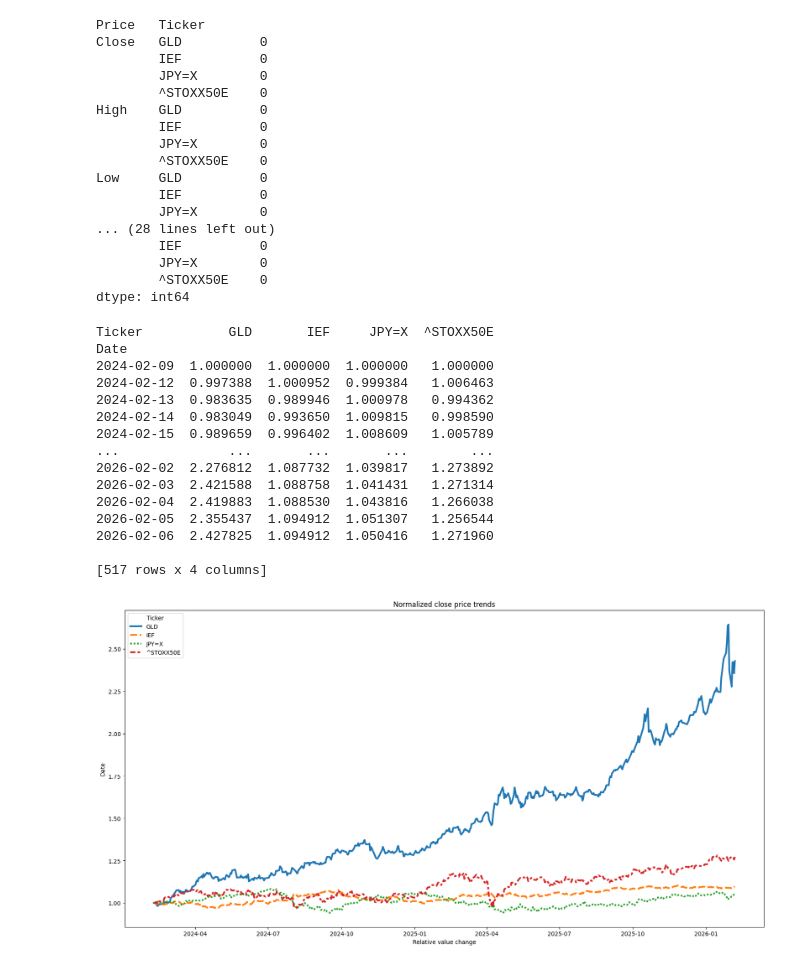
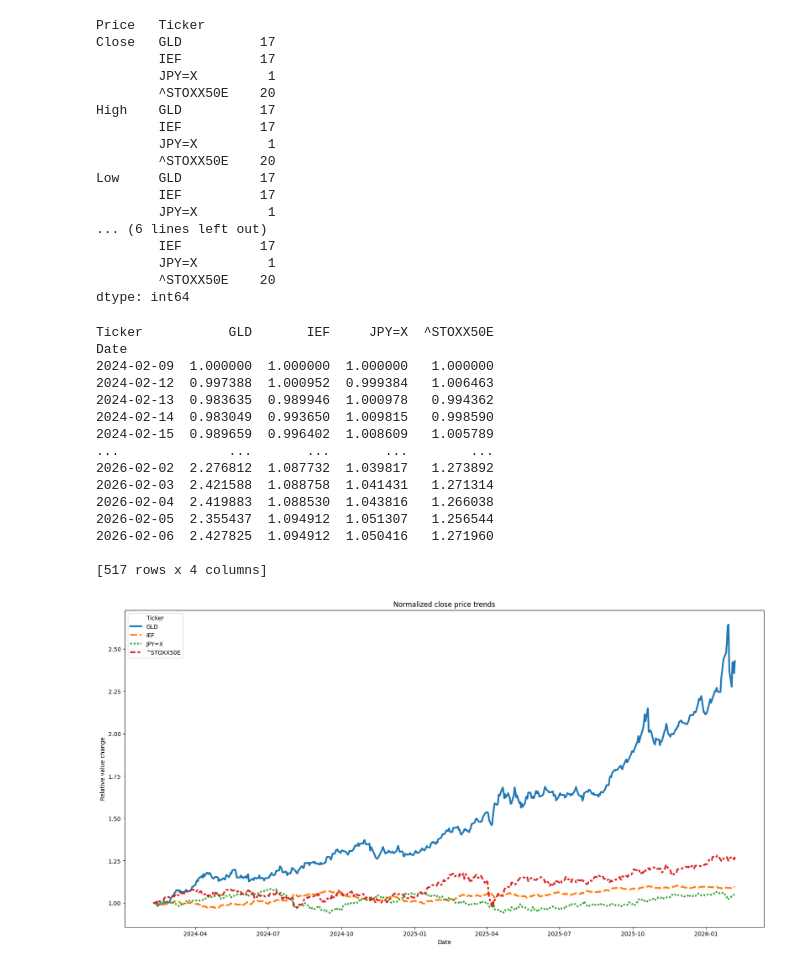
Before and after one commit to skanda137/heatmap, a Jupyter notebook: correlation.ipynb, the cells around one changed output. Cells and saved outputs as stored; diff of their text form; code cells hidden in the pictures.

```diff
--- a/correlation.ipynb
+++ b/correlation.ipynb
@@ -62,7 +77,6 @@ Date
 #Moreover, the vast difference in the charts is because a European index in thousands of points vs. a $95 bond ETF vs. a ~150 FX quote
 #Lets move onto fixing these
 print(data.isnull().sum())
-print(data.isna().sum())
 #As we can see, the data has a few missing values in it - now the question arises on whether we drop the data or fill it,
 #and if we do fill it, what values must we fill it with
 
@@ -70,54 +84,55 @@ print(data.isna().sum())
 # when the market is closed, we can fill the missing values with the previously registered value using forward fill
 # we can also use the bfill to ensure no starting values are missing
 # be careful while using the inplace operation as it a permanent change
-data = data.ffill(inplace=True).bfill(inplace=True)
+data = data.ffill().bfill()
 # %% [output]
 Price   Ticker
-Close   GLD          0
-        IEF          0
-        JPY=X        0
-        ^STOXX50E    0
-High    GLD          0
-        IEF          0
-        JPY=X        0
-        ^STOXX50E    0
-Low     GLD          0
-        IEF          0
-        JPY=X        0
-... (28 lines left out)
-        IEF          0
-        JPY=X        0
-        ^STOXX50E    0
+Close   GLD          17
+        IEF          17
+        JPY=X         1
+        ^STOXX50E    20
+High    GLD          17
+        IEF          17
+        JPY=X         1
+        ^STOXX50E    20
+Low     GLD          17
+        IEF          17
+        JPY=X         1
+... (6 lines left out)
+        IEF          17
+        JPY=X         1
+        ^STOXX50E    20
 dtype: int64
 # %%
 # now we address the problem of normalizing the data - standardizing the values against which prices are held
 # We can use the formula - new_prices = current_price/current_price.iloc[0]
 # This brings all the data to start at 1.0
 close_cleaned = data['Close']
 normalized_data = close_cleaned/close_cleaned.iloc[0]
 print(normalized_data)
 #Lets see the new graph
 plt.figure(figsize=(20,10))
 sns.lineplot(data=normalized_data, linewidth=3)
 plt.title("Normalized close price trends")
-plt.xlabel("Relative value change")
-plt.ylabel("Date")
+plt.xlabel("Date")
+plt.ylabel("Relative value change")
 plt.show()
 #the graph is much cleaner now
+#for a correlation heatmap, an ideal number of factors would range from 6 to 10, this is just an example of a project
 # %% [output]
 Ticker           GLD       IEF     JPY=X  ^STOXX50E
 Date
 2024-02-09  1.000000  1.000000  1.000000   1.000000
 2024-02-12  0.997388  1.000952  0.999384   1.006463
 2024-02-13  0.983635  0.989946  1.000978   0.994362
 2024-02-14  0.983049  0.993650  1.009815   0.998590
 2024-02-15  0.989659  0.996402  1.008609   1.005789
 ...              ...       ...       ...        ...
 2026-02-02  2.276812  1.087732  1.039817   1.273892
 2026-02-03  2.421588  1.088758  1.041431   1.271314
 2026-02-04  2.419883  1.088530  1.043816   1.266038
 2026-02-05  2.355437  1.094912  1.051307   1.256544
 2026-02-06  2.427825  1.094912  1.050416   1.271960
 
 [517 rows x 4 columns]
-[figure, old version]
+[figure, new version]
```
Also changed, not shown: parts of 10 cells of this notebook.
